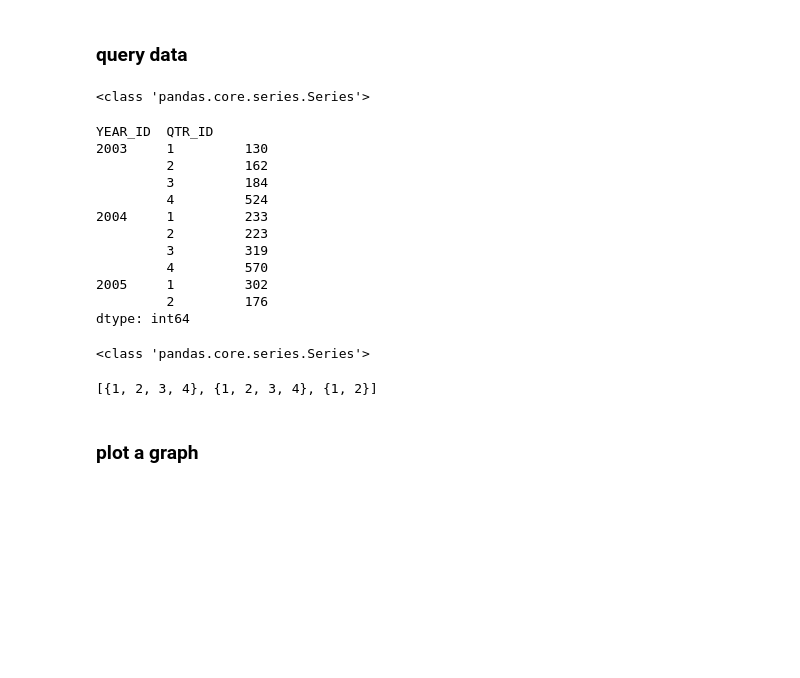
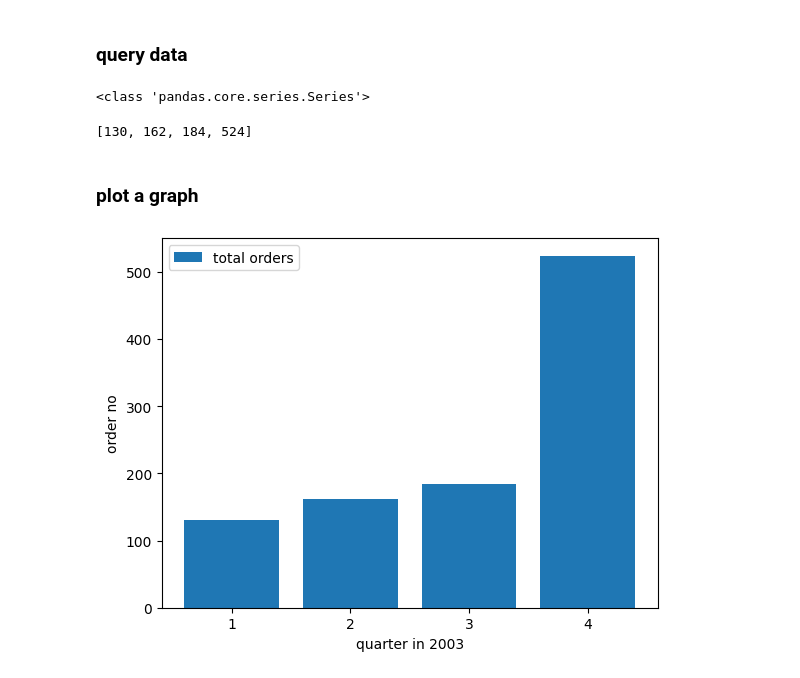
Before and after one commit to Intouch-Pongthorn/Sales-Data-Analysis, a Jupyter notebook: Sales_Analysis.ipynb, the cells around one changed output. Saved outputs shown, nothing was run; the diff lists cells and outputs as text; code cells hidden in the pictures; blank space fills up the shorter version.

```diff
--- a/Sales_Analysis.ipynb
+++ b/Sales_Analysis.ipynb
@@ -110,37 +112,25 @@ plt.show()
 # %% [markdown]
 ### query data
 # %%
-all_order = df.groupby(['YEAR_ID','QTR_ID']).size()
+all_2003_orders = df[df['YEAR_ID'] == 2003].groupby('QTR_ID').size()
 print(type(all_order)) #series
 all_order
+quarters = [index for index,_ in all_2003_orders.items()]
+sum_per_quarter = [val for _,val in all_2003_orders.items()]
+quarters #[1,2,3,4]
+sum_per_quarter #[130, 162, 184, 524]
 # %% [output]
 <class 'pandas.core.series.Series'>
-YEAR_ID  QTR_ID
-2003     1         130
-         2         162
-         3         184
-         4         524
-2004     1         233
-         2         223
-         3         319
-         4         570
-2005     1         302
-         2         176
-dtype: int64
+[130, 162, 184, 524]
-# %%
-# get years and quaters in each year
-quarter = df.groupby('YEAR_ID')['QTR_ID'].apply(set)
-print(type(quarter)) #series
-all_year = []
-all_quarters = []
-for year,quarter_id in quarter.items():
-    all_year.append(year)
-    all_quarters.append(quarter_id)
-
-all_year #[2003, 2004, 2005]
-all_quarters #[{1, 2, 3, 4}, {1, 2, 3, 4}, {1, 2}]
-# %% [output]
-<class 'pandas.core.series.Series'>
-[{1, 2, 3, 4}, {1, 2, 3, 4}, {1, 2}]
 # %% [markdown]
 ### plot a  graph
+# %%
+x_axis = np.arange(len(quarters))
+plt.bar(x_axis,sum_per_quarter,width=0.8, label='total orders')
+plt.xticks(x_axis,quarters)
+plt.xlabel('Quarter in 2003')
+plt.ylabel('Order no')
+plt.legend()
+plt.show()
+# %% [output]
+[figure, added]
```
Also changed, not shown: parts of 1 cell of this notebook.
